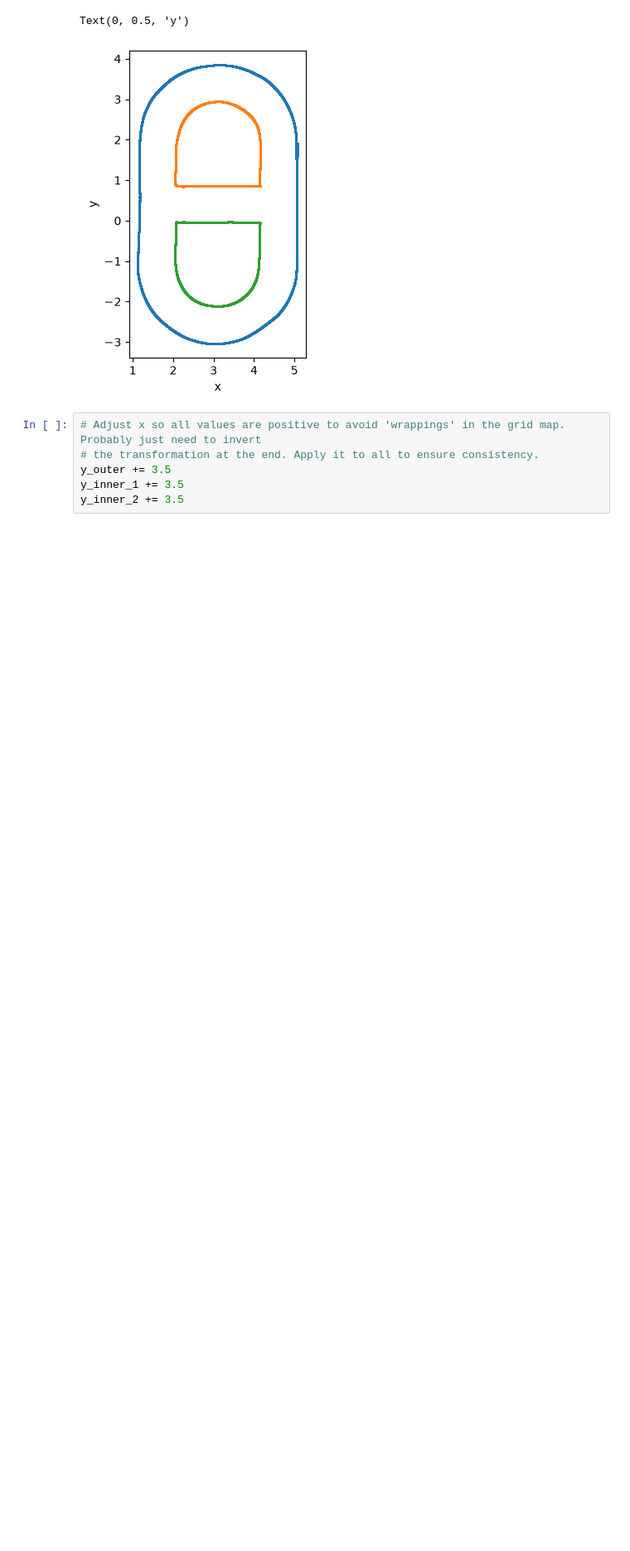
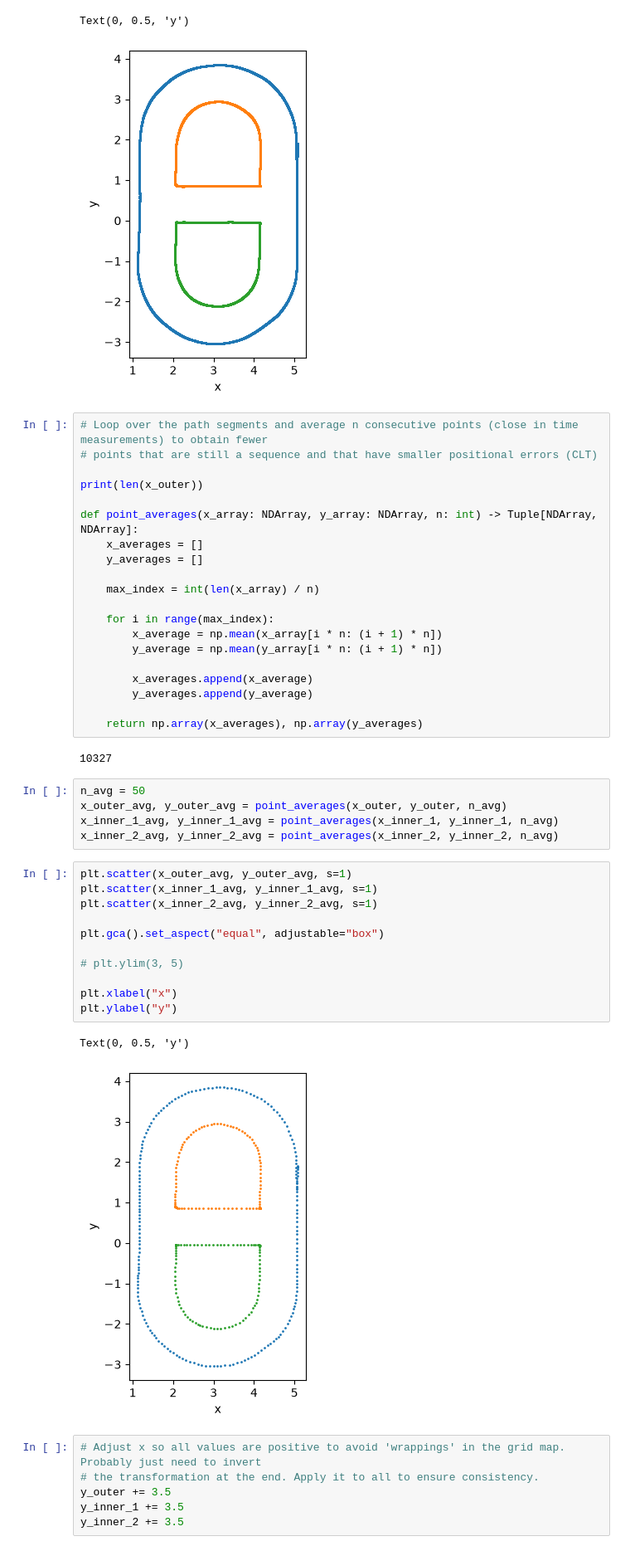
Before and after one commit to Schmiddy2000/FreiCarPythonPlayground, a Jupyter notebook: M2 Mapping/ros_bag_playground.ipynb, the cells around one changed output. Shown at 83% size. Drawn from its saved outputs; the diff is of its cells as text; blank space fills up the shorter version.

Commit message:
Added small (unfinished) template for synthetic data and new time average code and plot

```diff
--- a/M2 Mapping/ros_bag_playground.ipynb
+++ b/M2 Mapping/ros_bag_playground.ipynb
@@ -128,6 +128,47 @@ plt.ylabel("y")
 # %% [output]
 Text(0, 0.5, 'y')
 [figure]
+# %%
+# Loop over the path segments and average n consecutive points (close in time measurements) to obtain fewer
+# points that are still a sequence and that have smaller positional errors (CLT)
+
+print(len(x_outer))
+
+def point_averages(x_array: NDArray, y_array: NDArray, n: int) -> Tuple[NDArray, NDArray]:
+    x_averages = []
+    y_averages = []
+
+    max_index = int(len(x_array) / n)
+
+    for i in range(max_index):
+        x_average = np.mean(x_array[i * n: (i + 1) * n])
+        y_average = np.mean(y_array[i * n: (i + 1) * n])
+
+        x_averages.append(x_average)
+        y_averages.append(y_average)
+
+    return np.array(x_averages), np.array(y_averages)
+# %% [output]
+10327
+# %%
+n_avg = 50
+x_outer_avg, y_outer_avg = point_averages(x_outer, y_outer, n_avg)
+x_inner_1_avg, y_inner_1_avg = point_averages(x_inner_1, y_inner_1, n_avg)
+x_inner_2_avg, y_inner_2_avg = point_averages(x_inner_2, y_inner_2, n_avg)
+# %%
+plt.scatter(x_outer_avg, y_outer_avg, s=1)
+plt.scatter(x_inner_1_avg, y_inner_1_avg, s=1)
+plt.scatter(x_inner_2_avg, y_inner_2_avg, s=1)
+
+plt.gca().set_aspect("equal", adjustable="box")
+
+# plt.ylim(3, 5)
+
+plt.xlabel("x")
+plt.ylabel("y")
+# %% [output]
+Text(0, 0.5, 'y')
+[figure, added]
 # %%
 # Adjust x so all values are positive to avoid 'wrappings' in the grid map. Probably just need to invert
 # the transformation at the end. Apply it to all to ensure consistency.
```
Also changed, not shown: 1 other file.
